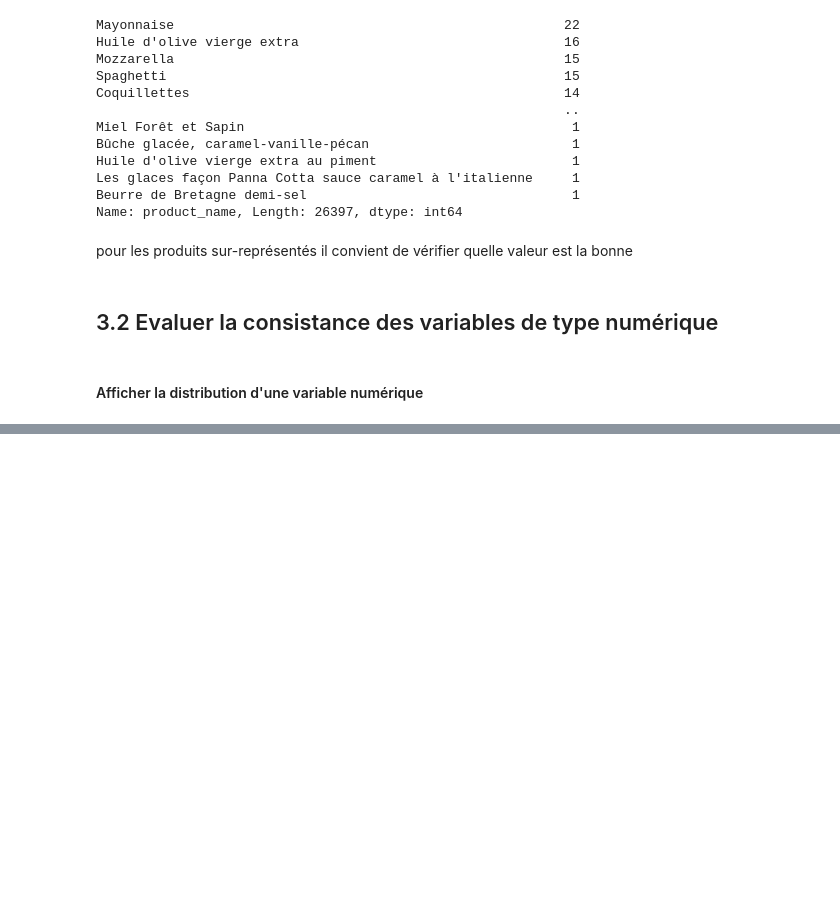
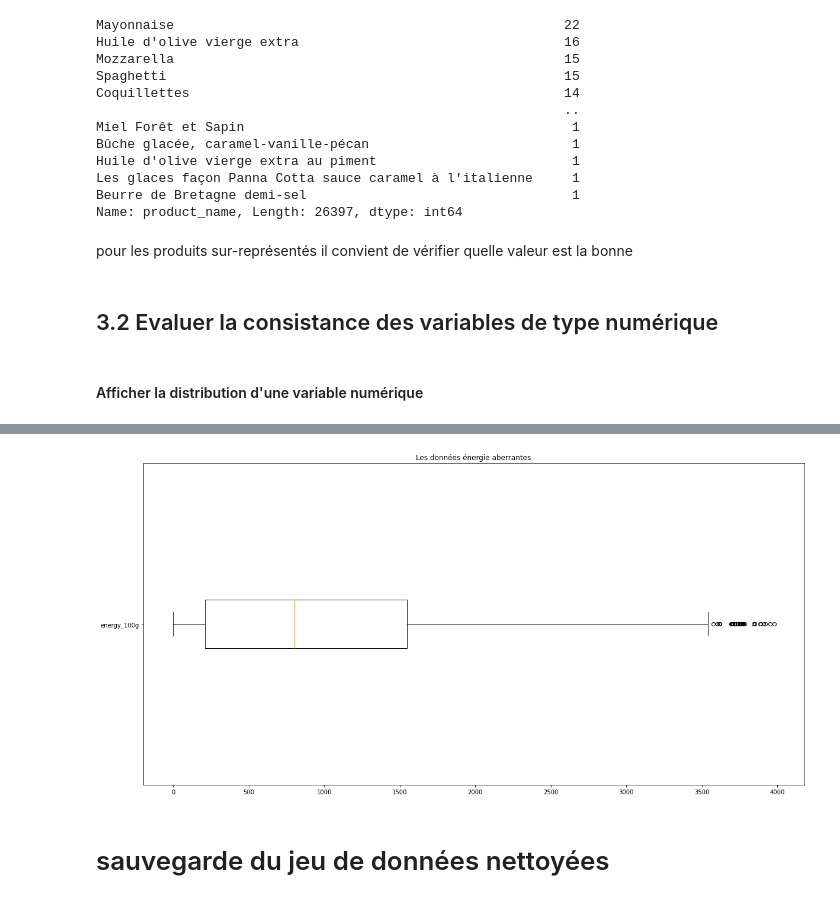
Before and after one commit to MarieDeSmedt/FoodFlix, a Jupyter notebook: notebook/Data_clean.ipynb, the cells around one changed output, grey strips where cells are left out. Drawn from its saved outputs; the diff is of its cells as text; code cells hidden in the pictures; blank space fills up the shorter version.

```diff
--- a/notebook/Data_clean.ipynb
+++ b/notebook/Data_clean.ipynb
@@ -166,2 +197,14 @@ TypeError: Horizontal orientation requires numeric `x` variable.
+# %%
+plt.figure(figsize = (20,10))
+ax = plt.boxplot(df['energy_100g'], vert=False)
+
+plt.title('Les données énergie aberrantes')
+plt.yticks([1], ['energy_100g' ])
+
+plt.show()
+# %% [output]
+[figure, added]
+# %% [markdown]
+# sauvegarde du jeu de données nettoyées
 # %%
 df.to_csv("../data/02_intermediate/final.csv")
```
Also changed, not shown: parts of 8 cells of this notebook, 1 other file.
